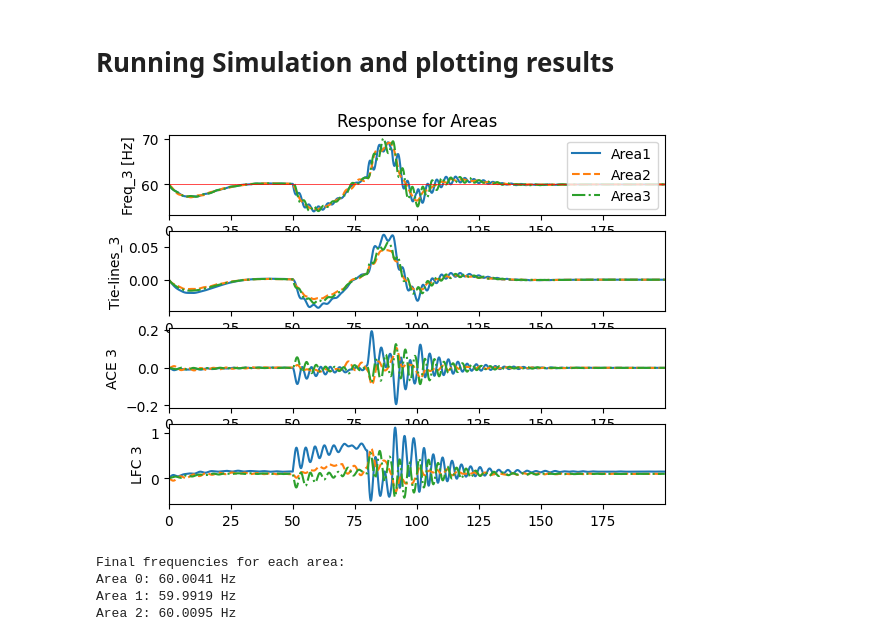
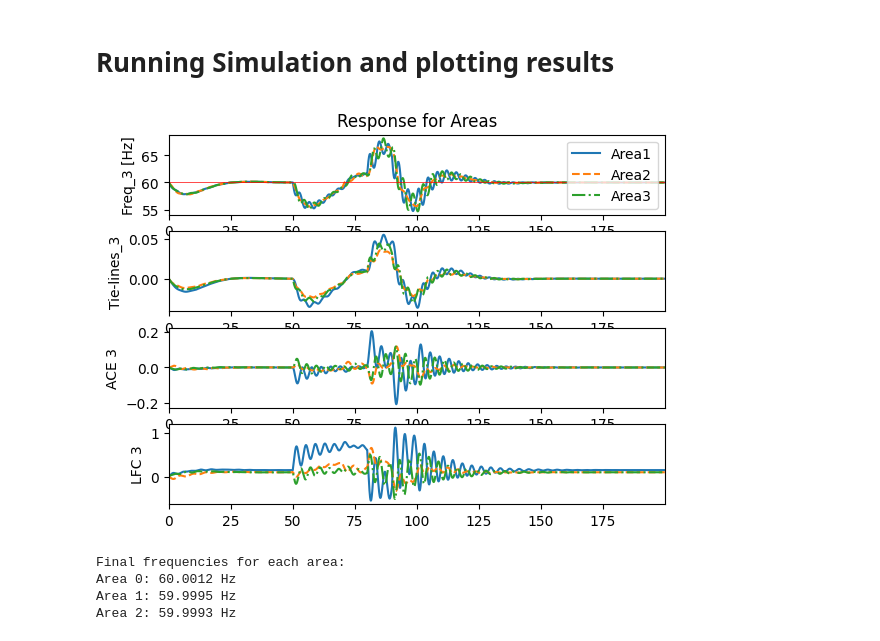
Before and after one commit to MForystek/laa-on-lfc-python, a Jupyter notebook: LFC_Simulation_works.ipynb, the cells around one changed output. Drawn from its saved outputs; the diff is of its cells as text; code cells hidden in the pictures.

Commit message:
Different number of governor-turbines for each area.

```diff
--- a/LFC_Simulation_works.ipynb
+++ b/LFC_Simulation_works.ipynb
@@ -318,10 +267,11 @@ def get_PID_controllers(n, K, setpoint, time_step):
 ### State, input, output vectors, unit conversions
 # %%
 def define_state_input_output_vectors(n, m, T):
-    x = np.zeros(shape=(len(T), n, 2+2*m)) # state vector
+    x = [np.zeros(shape=(len(T), 2+2*m[i])) for i in range(n)] # state vector
     w = np.zeros(shape=(len(T), n, 2))     # load change and tie-lines change
     u = np.zeros(shape=(len(T), n, 1))     # LFC controller output
     y = np.zeros(shape=(len(T), n, 1))     # Area Control Error (ACE)
+
     return x, w, u, y
 
 
@@ -500,8 +455,9 @@ T = np.array(indexes*time_step, dtype=np.float64).tolist()
 x, w, u, y = define_state_input_output_vectors(n, m, T)
 
 # Initial conditions
-x0 = np.zeros(shape=(n, 2+2*m)) # n x 2+2*m
-x[0] = x0
+x0 = [np.zeros(shape=(2+2*m[i])) for i in range(n)] # n x 2+2*m
+for i in range(n):
+    x[i][0, :] = x0[i]
 
 # Load change in time in per unit
 basic_loads_pu = np.array([pd.read_csv("DeltaP_L.csv", header=None).values[0, :len(T)],
@@ -537,41 +493,37 @@ K = np.array([[4.5, 1.1, 2.8],
 # %% [markdown]
 # Running Simulation and plotting results
 # %%
-# Getting continuous form matrices
-A, B1, B2, C = get_continuous_form_matrices(n, m, D, H, Tt, Tg, R, alpha, beta, Tij)
-if (print_continuous_matrices):
-    print("CONTINUOUS FORM MATRICES.\n")
-    print_matrices(A, B1, B2, C, area_num=1)
-
-# Converting matrices to discrete form
-Ad, B1d, B2d, Cd = convert_matrices_from_const_to_discrete(n, m, A, B1, B2, C, time_step)
-if (print_discrete_matrices):
-    print("\nDISCRETE FORM MATRICES.\n")
-    print_matrices(Ad, B1d, B2d, Cd, area_num=1)
+# Getting areas
+Areas = []
+for i in range(n):
+    Areas.append(Area(i+1, m[i], D[i], H[i], Tt[i], Tg[i], R[i], alpha[i], beta[i], Tij[i], time_step, K[i], setpoint))
+    if (print_continuous_matrices):
+        Areas[i].print_continuous_matrices()
+    if (print_discrete_matrices):
+        Areas[i].print_discrete_matrices()
 
 # Initializing PID controllers
 # ku = [1117, 1170, 739]
 # t0 = [115.04761904761905, 127.89473684210526, 124.3076923076923]
 # K = np.array([[ku[0]*0.6, t0[0]/2, 0.125/t0[0]], #
 #               [ku[1]*0.6, t0[1]/2, 0.125/t0[1]], #
 #               [ku[2]*0.6, t0[2]/2, 0.125/t0[2]]]) #
-LFC_controllers = get_PID_controllers(n, K, setpoint, time_step)
 
 # Running simulation, plotting and printing results
-x_out, w_out, u_out, y_out = simulate_LFC_power_system(n, indexes, x, w, u, y, Tij, Ad, B1d, B2d, Cd, LFC_controllers)
+x_out, w_out, u_out, y_out = simulate_LFC_power_system(n, indexes, x, w, u, y, Tij, Areas)
 plot_LFC_power_system_results(f0, base_MV, n, T, x_out, w_out, u_out, y_out)
 print_final_frequencies(f0, n, x_out)
 
 # print(x_out.shape)
 # for i in range(3):
 #     peaks = scipy.signal.find_peaks(x_out[:, i, 0])
 #     print(peaks[0][0:5])
 #     diffs = np.diff(peaks[0])
 #     print(diffs[0:5])
 #     print(np.mean(diffs))
 # %% [output]
-[figure, old version]
+[figure, new version]
 Final frequencies for each area:
-Area 0: 60.0041 Hz
-Area 1: 59.9919 Hz
-Area 2: 60.0095 Hz
+Area 0: 60.0012 Hz
+Area 1: 59.9995 Hz
+Area 2: 59.9993 Hz
```
Also changed, not shown: parts of 20 cells of this notebook.
